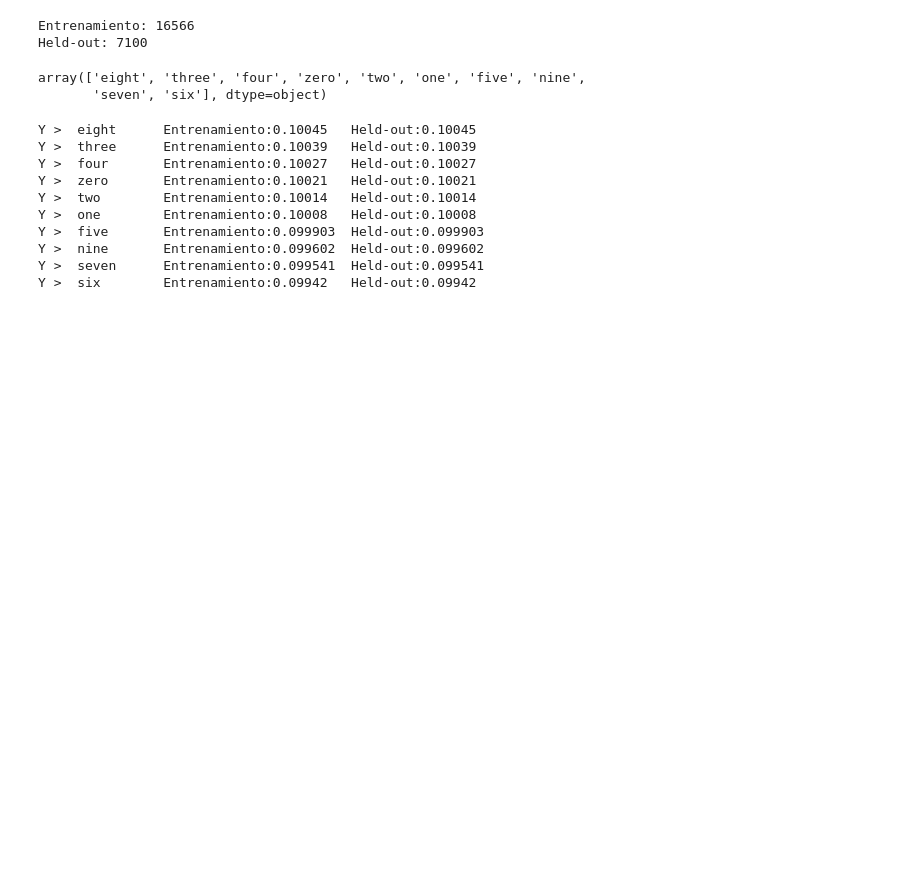
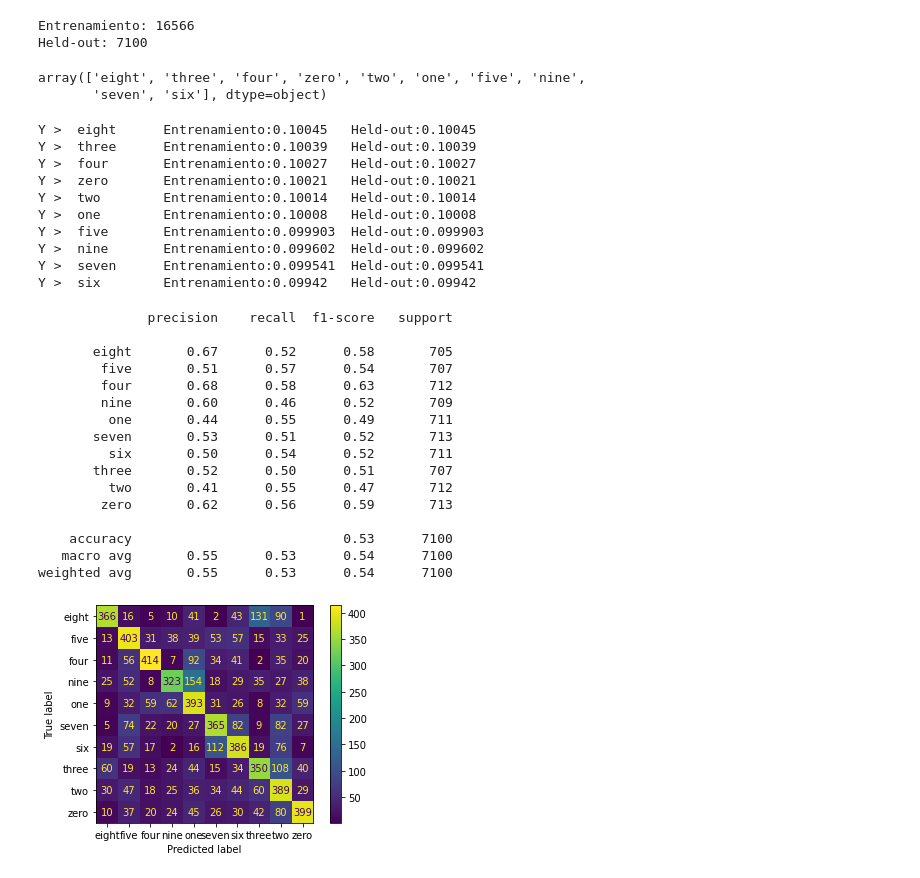
Before and after one commit to francotestori/aauba_02, a Jupyter notebook: Training_held_out_Datasets.ipynb, the cells around one changed output. Cells and saved outputs as stored; diff of their text form; code cells hidden in the pictures; blank space fills up the shorter version.

Commit message:
Parte de naive bayes

```diff
--- a/Training_held_out_Datasets.ipynb
+++ b/Training_held_out_Datasets.ipynb
@@ -68,3 +78,28 @@ Y >  five       Entrenamiento:0.099903  Held-out:0.099903
 Y >  nine       Entrenamiento:0.099602  Held-out:0.099602
 Y >  seven      Entrenamiento:0.099541  Held-out:0.099541
 Y >  six        Entrenamiento:0.09942   Held-out:0.09942
+# %%
+# Naive Bayes gaussiano
+gnb = GaussianNB()
+y_pred = gnb.fit(X, y).predict(X_test)
+predictions=gnb.predict(X_test)
+plot_confusion_matrix(gnb, X_test, y_test)
+print(classification_report(y_test,predictions))
+# %% [output]
+              precision    recall  f1-score   support
+
+       eight       0.67      0.52      0.58       705
+        five       0.51      0.57      0.54       707
+        four       0.68      0.58      0.63       712
+        nine       0.60      0.46      0.52       709
+         one       0.44      0.55      0.49       711
+       seven       0.53      0.51      0.52       713
+         six       0.50      0.54      0.52       711
+       three       0.52      0.50      0.51       707
+         two       0.41      0.55      0.47       712
+        zero       0.62      0.56      0.59       713
+
+    accuracy                           0.53      7100
+   macro avg       0.55      0.53      0.54      7100
+weighted avg       0.55      0.53      0.54      7100
+[figure, added]
```
Also changed, not shown: parts of 18 cells of this notebook.
